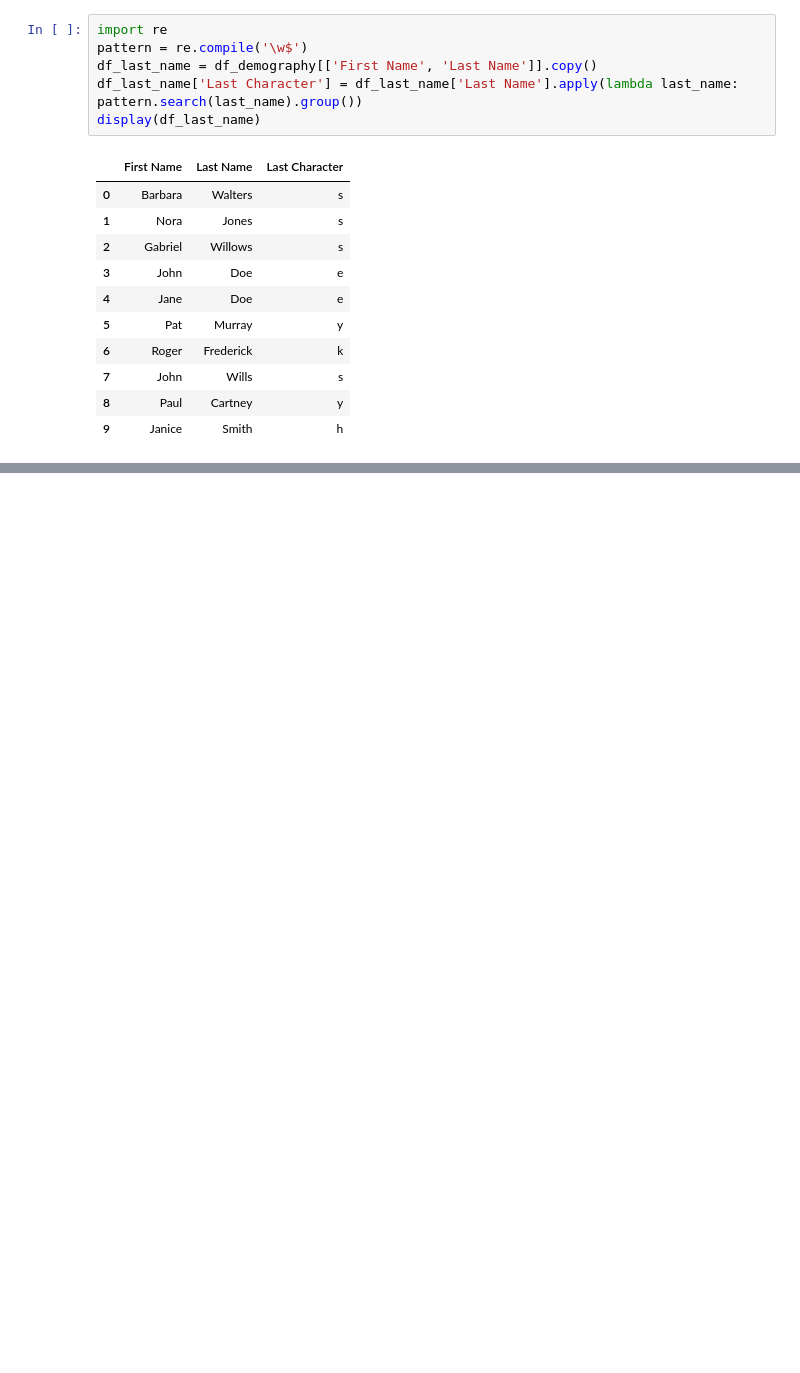
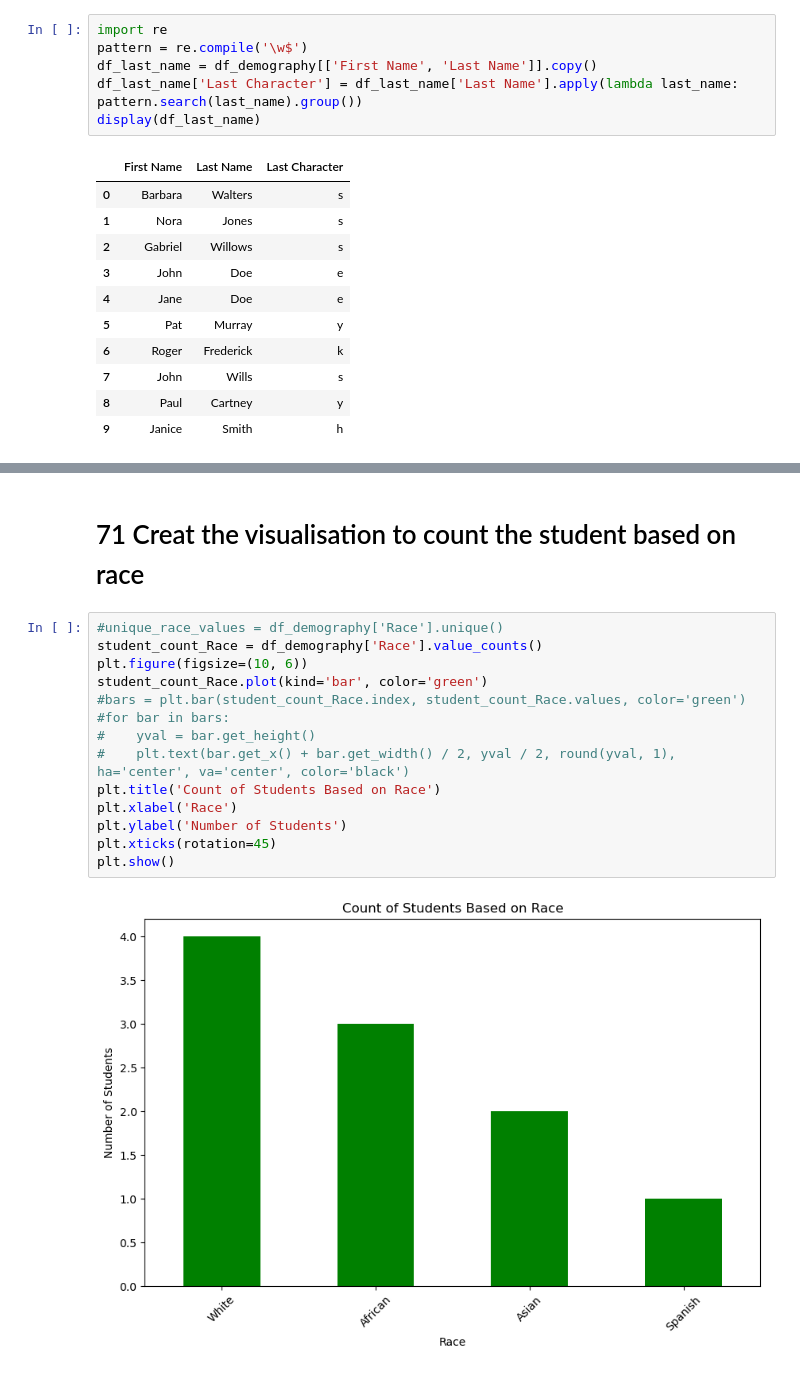
Before and after one commit to PHTeam7/Team7_TinyCoders_PythonHackathon_Dec, a Jupyter notebook: Team7_TinyCoders_Main80Questions.ipynb, the cells around one changed output, grey strips where cells are left out. Saved outputs shown, nothing was run; the diff lists cells and outputs as text; blank space fills up the shorter version.

```diff
--- a/Team7_TinyCoders_Main80Questions.ipynb
+++ b/Team7_TinyCoders_Main80Questions.ipynb
@@ -459,0 +501,18 @@ length_tuple = len(tuple(enter_string))
+# %% [markdown]
+# 71 Creat the visualisation to count the student based on race
+# %%
+#unique_race_values = df_demography['Race'].unique()
+student_count_Race = df_demography['Race'].value_counts()
+plt.figure(figsize=(10, 6))
+student_count_Race.plot(kind='bar', color='green')
+#bars = plt.bar(student_count_Race.index, student_count_Race.values, color='green')
+#for bar in bars:
+#    yval = bar.get_height()
+#    plt.text(bar.get_x() + bar.get_width() / 2, yval / 2, round(yval, 1), ha='center', va='center', color='black')
+plt.title('Count of Students Based on Race')
+plt.xlabel('Race')
+plt.ylabel('Number of Students')
+plt.xticks(rotation=45)
+plt.show()
+# %% [output]
+[figure, added]
```
Also changed, not shown: parts of 8 cells of this notebook.
